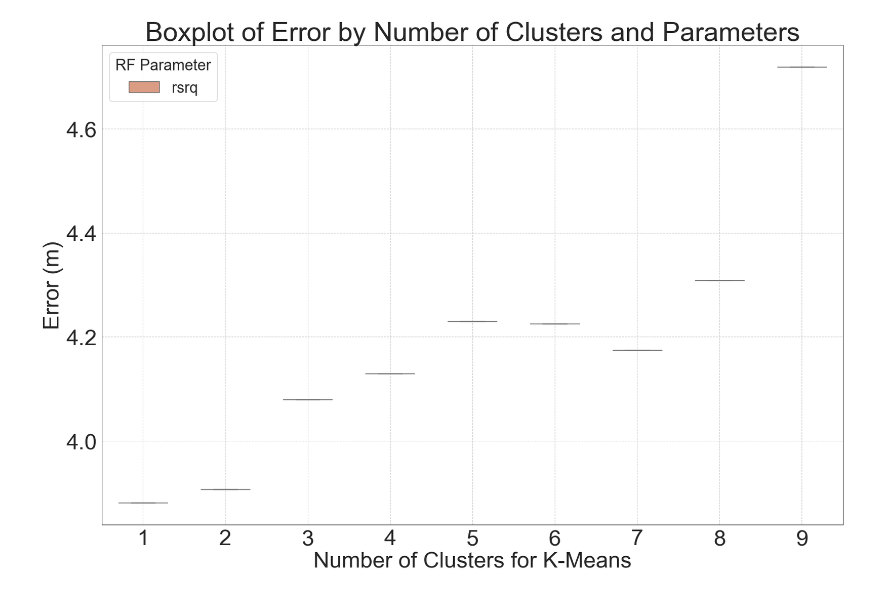
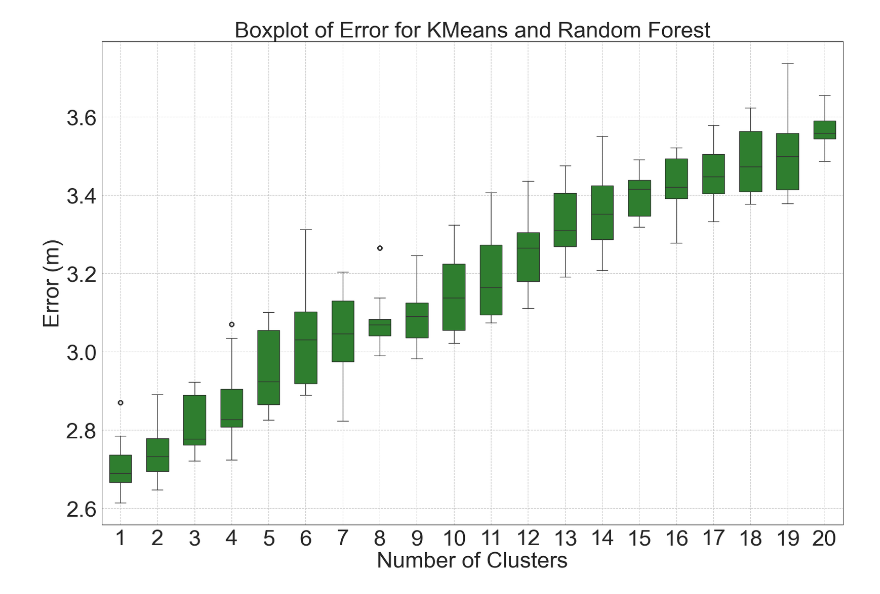
Before and after one commit to Andreas-Espelund/5G_localization, a Jupyter notebook: plotting/plot_clustering.ipynb, the cells around one changed output. Drawn from its saved outputs; the diff is of its cells as text; code cells hidden in the pictures.

```diff
--- a/plotting/plot_clustering.ipynb
+++ b/plotting/plot_clustering.ipynb
@@ -23,13 +20,17 @@ errors_df = errors_df[errors_df['param'] != 'dummy']
 # %%
-import matplotlib.pyplot as plt
+cluster_columns = [col for col in errors_df.columns]
 
-errors_df['param'] = errors_df['param'].replace('dummy', 'baseline')
+melted_error_df = pd.melt(errors_df, value_vars=cluster_columns,
+                          var_name='clusters', value_name='error')
 
-cluster_columns = [col for col in errors_df.columns if col not in ['param'] and not col.startswith('Unnamed')]
+melted_complexity_df = pd.melt(complexity_df, value_vars=cluster_columns,
+                               var_name='clusters', value_name='complexity')
 
-cluster_columns
+melted_runtime_df = pd.melt(runtime_df, value_vars=cluster_columns, var_name='clusters', value_name='runtime')
 
-melted_df = pd.melt(errors_df, id_vars=['param'], value_vars=cluster_columns,
-                    var_name='clusters', value_name='value')
+melted_complexity_df['complexity'] = melted_complexity_df['complexity'].astype(int)
 
-melted_df['clusters'] = melted_df['clusters'].astype(int)
+merged = pd.merge(melted_error_df, melted_complexity_df, on='clusters', how='left')
+merged = pd.merge(merged, melted_runtime_df, on='clusters', how='left')
+
+merged
@@ -36,34 +51,72 @@ melted_df['clusters'] = melted_df['clusters'].astype(int)
 # %%
+from matplotlib.ticker import FuncFormatter
+import matplotlib.pyplot as plt
+import seaborn as sns
+
 plt.rcParams.update({"font.size": 32})
-# Set the style to white background
-plt.figure(figsize=(17, 12))
-sns.set_style("white")
 
-# Create the boxplot using seaborn
-orange_palette = {param: '#E99675' for param in melted_df['param'].unique()}
 
-sns.boxplot(x='clusters', y='value', hue='param', data=melted_df, palette=orange_palette,
-            width=0.6)
+def plot_data(df: pd.DataFrame, x_label: str, y_label: str, x: str, y: str, title: str, color: str):
+    # Set the style to white background
+    plt.figure(figsize=(17, 12))
+    sns.set_style("white")
 
-plt.xlim(-0.5, len(melted_df['clusters'].unique()) - 0.5)
+    # Create the boxplot using seaborn
+    sns.boxplot(x=x, y=y, data=df, width=0.6, color=color)
 
-# Add labels and title
-plt.xlabel('Number of Clusters for K-Means')
-plt.ylabel('Error (m)')
-plt.title('Boxplot of Error by Number of Clusters and Parameters')
+    # Add labels and title
+    plt.xlabel(x_label)
+    plt.ylabel(y_label)
+    plt.title(title)
 
-# Improve the legend
-plt.legend(title='RF Parameter', fontsize='22', loc='upper left', title_fontsize=22, ncol=2)
+    # Remove grid or make it very subtle
+    plt.grid(linestyle='--')
 
-# Remove grid or make it very subtle
-plt.grid(linestyle='--')
+    from matplotlib.ticker import FormatStrFormatter
 
-from matplotlib.ticker import FormatStrFormatter
+    def thousands_formatter(x, pos):
+        return f'{x / 1000:,.0f}K'.replace(',', ' ').replace('.', ',')
 
-plt.gca().yaxis.set_major_formatter(FormatStrFormatter('%.1f'))
+    if y == 'complexity':
+        plt.gca().yaxis.set_major_formatter(FuncFormatter(thousands_formatter))
+    elif y == 'runtime':
+        plt.gca().yaxis.set_major_formatter(FormatStrFormatter('%.0f'))
+    else:
+        plt.gca().yaxis.set_major_formatter(FormatStrFormatter('%.1f'))
 
-# Show the plot
-plt.tight_layout()
-plt.show()
+    # Show the plot
+    plt.tight_layout()
+    plt.show()
+
+
+plot_data(
+    df=merged,
+    x='clusters',
+    y='error',
+    x_label='Number of Clusters',
+    y_label='Error (m)',
+    title='Boxplot of Error for KMeans and Random Forest',
+    color='forestgreen'
+)
+
+plot_data(
+    df=merged,
+    x='clusters',
+    y='complexity',
+    x_label='Number of Clusters',
+    y_label='Complexity',
+    title='Boxplot of Complexity for KMeans and Random Forest',
+    color='purple'
+)
+
+plot_data(
+    df=merged,
+    x='clusters',
+    y='runtime',
+    x_label='Number of Clusters',
+    y_label='Runtime (ms/TP)',
+    title='Boxplot of Runtime for KMeans and Random Forest',
+    color='skyblue'
+)
 # %% [output]
-[figure, old version]
+[figure, new version]
```
Also changed, not shown: parts of 5 cells of this notebook, 13 other files.
